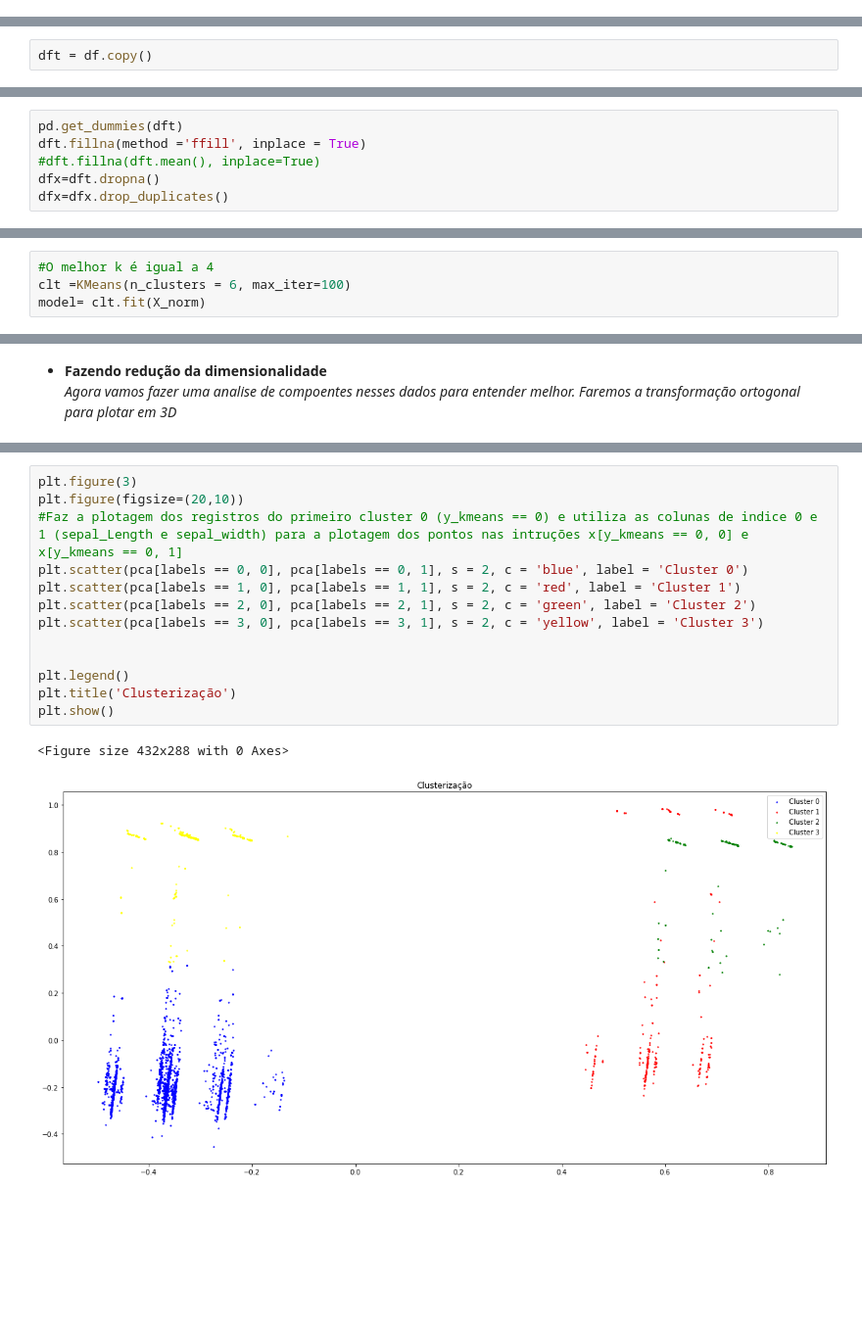
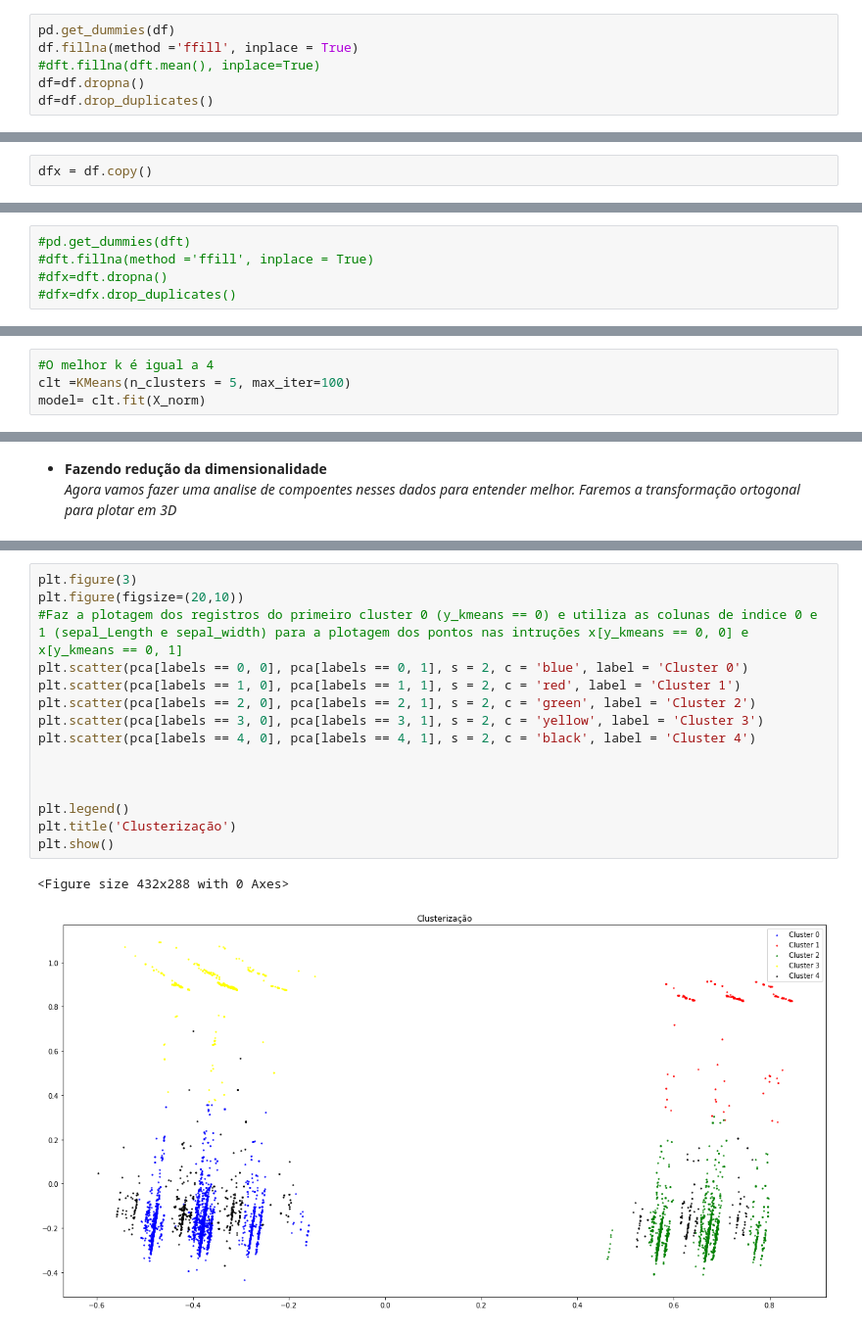
Before and after one commit to bartiralira/bootcampIA, a Jupyter notebook: BootCamp1_v2.ipynb, the cells around one changed output, grey strips where cells are left out. Shown at 98% size. Saved outputs shown, nothing was run; the diff lists cells and outputs as text; blank space fills up the shorter version.

```diff
--- a/BootCamp1_v2.ipynb
+++ b/BootCamp1_v2.ipynb
@@ -352,6 +352,12 @@ df.empresa_MeEppMei.value_counts()
 Name: empresa_MeEppMei, dtype: int64
 # %% [markdown]
 * *Agora, vamos retirar as features muito correlacionadas*
+# %%
+pd.get_dummies(df)
+df.fillna(method ='ffill', inplace = True)
+#dft.fillna(dft.mean(), inplace=True)
+df=df.dropna()
+df=df.drop_duplicates()
 # %%
 plt.figure(figsize=(30,30))
 print(sbs.heatmap(df.corr(), annot=True, cmap="coolwarm",cbar_kws= {'orientation': 'horizontal'}),"\n")
@@ -389,5 +395,5 @@ Text(0.5, 1.0, 'Correlation matrix')
 # %%
-dft = df.copy()
+dfx = df.copy()
 # %% [markdown]
 * *Retirando os campos que não temos interesse*
 # %%
@@ -413,8 +419,7 @@ memory usage: 1.5+ MB
 # %% [markdown]
 * *Completamos os campos e geramos dummy para as colunas categoricas
 # %%
-pd.get_dummies(dft)
-dft.fillna(method ='ffill', inplace = True)
-#dft.fillna(dft.mean(), inplace=True)
-dfx=dft.dropna()
-dfx=dfx.drop_duplicates()
+#pd.get_dummies(dft)
+#dft.fillna(method ='ffill', inplace = True)
+#dfx=dft.dropna()
+#dfx=dfx.drop_duplicates()
@@ -541,7 +537,7 @@ plt.show()
 * Com o silhouette conseguimos confirmar 4 cluster é o melhor
 # %%
 #O melhor k é igual a 4
-clt =KMeans(n_clusters = 6, max_iter=100)
+clt =KMeans(n_clusters = 5, max_iter=100)
 model= clt.fit(X_norm)
 # %%
 X["cluster"]=model.labels_
@@ -675,19 +670,21 @@ array([[-0.36507073, -0.22425402],
 # %%
 plt.figure(3)
 plt.figure(figsize=(20,10))
 #Faz a plotagem dos registros do primeiro cluster 0 (y_kmeans == 0) e utiliza as colunas de indice 0 e 1 (sepal_Length e sepal_width) para a plotagem dos pontos nas intruções x[y_kmeans == 0, 0] e x[y_kmeans == 0, 1]
 plt.scatter(pca[labels == 0, 0], pca[labels == 0, 1], s = 2, c = 'blue', label = 'Cluster 0')
 plt.scatter(pca[labels == 1, 0], pca[labels == 1, 1], s = 2, c = 'red', label = 'Cluster 1')
 plt.scatter(pca[labels == 2, 0], pca[labels == 2, 1], s = 2, c = 'green', label = 'Cluster 2')
 plt.scatter(pca[labels == 3, 0], pca[labels == 3, 1], s = 2, c = 'yellow', label = 'Cluster 3')
+plt.scatter(pca[labels == 4, 0], pca[labels == 4, 1], s = 2, c = 'black', label = 'Cluster 4')
+
 
 
 plt.legend()
 plt.title('Clusterização')
 plt.show()
 # %% [output]
 <Figure size 432x288 with 0 Axes>
-[figure, old version]
+[figure, new version]
 # %%
 #Faremos agora 3D
 pca3 = PCA(n_components=3).fit_transform(X_norm)
```
Also changed, not shown: parts of 24 cells of this notebook.
